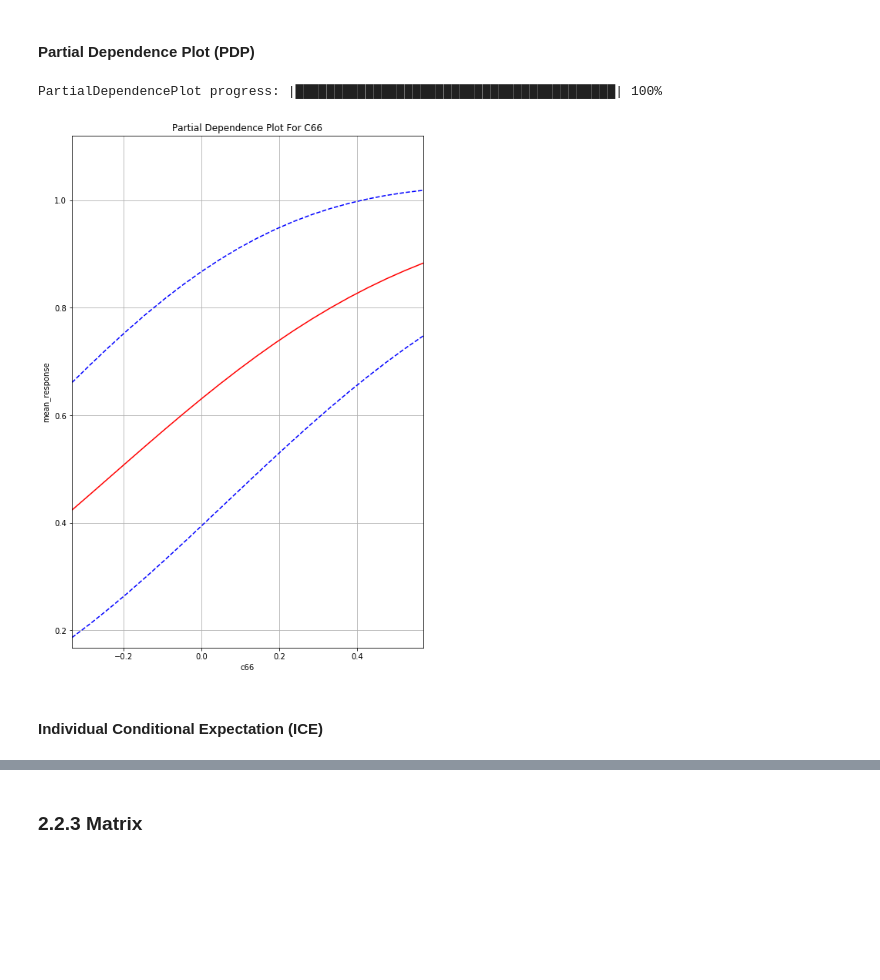
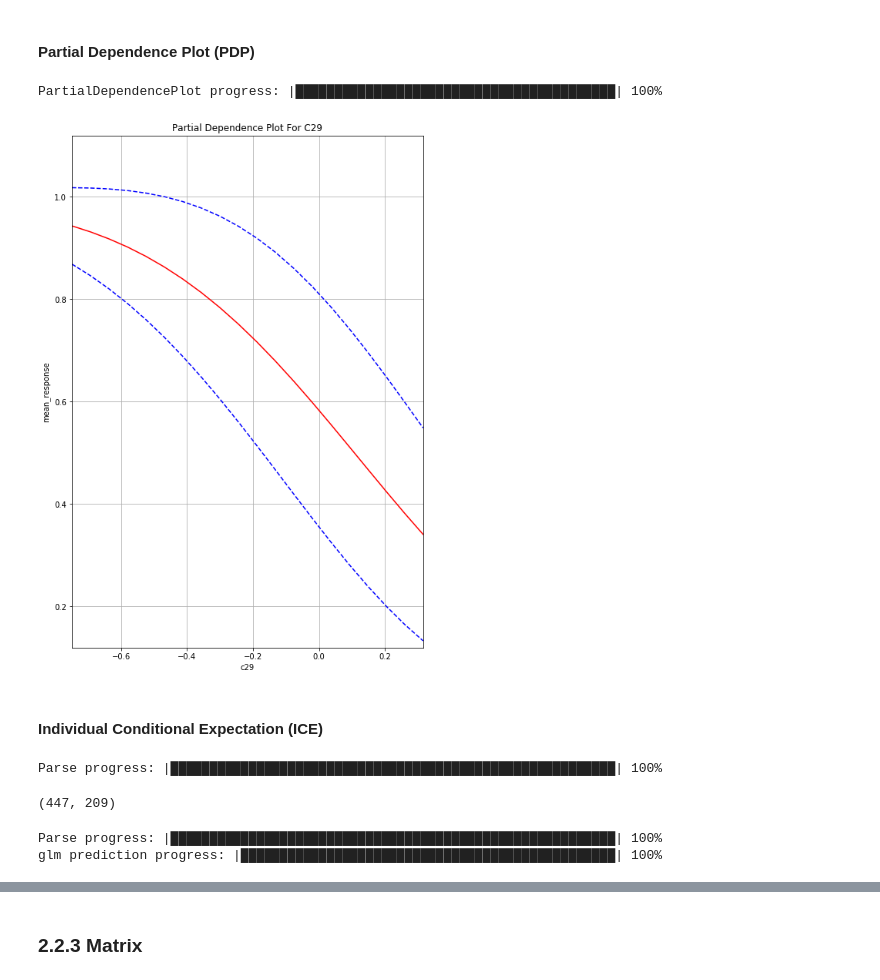
Before and after one commit to MandyMY/AI-Addin, a Jupyter notebook: Final Project.ipynb, the cells around one changed output, grey strips where cells are left out. Drawn from its saved outputs; the diff is of its cells as text; code cells hidden in the pictures; blank space fills up the shorter version.

Commit message:
success logistical ice

```diff
--- a/Final Project.ipynb
+++ b/Final Project.ipynb
@@ -331,9 +292,9 @@ glm_logistic_plus_summary.varimp_plot()
 # %% [markdown]
 #### Partial Dependence Plot (PDP)
 # %%
-pdp_word_vecs = glm_logistic_plus_summary.partial_plot(data = ext_train_new, cols = ["C66"])
+pdp_word_vecs = glm_logistic_plus_summary.partial_plot(data = ext_train_new, cols = ["C29"])
 # %% [output]
 PartialDependencePlot progress: |█████████████████████████████████████████| 100%
-[figure, old version]
+[figure, new version]
 # %% [markdown]
 #### Individual Conditional Expectation (ICE)
@@ -340,3 +303,14 @@ PartialDependencePlot progress: |███████████████
+# %%
+ext_test_simple_lices = h2o.H2OFrame(ext_test_simple_lice.as_data_frame().iloc[::25])
+# %% [output]
+Parse progress: |█████████████████████████████████████████████████████████| 100%
+# %%
+ext_test_simple_lices.shape
+# %% [output]
+(447, 209)
 # %%
-C66_ice_df = ice(data=ext_test_simple, column='C66', model=glm_logistic_plus_summary)
+C29_ice_df = ice(data=ext_test_simple_lices, column='C29', model=glm_logistic_plus_summary)
+# %% [output]
+Parse progress: |█████████████████████████████████████████████████████████| 100%
+glm prediction progress: |████████████████████████████████████████████████| 100%
 # %%
```
Also changed, not shown: parts of 34 cells of this notebook, 1 other file.
